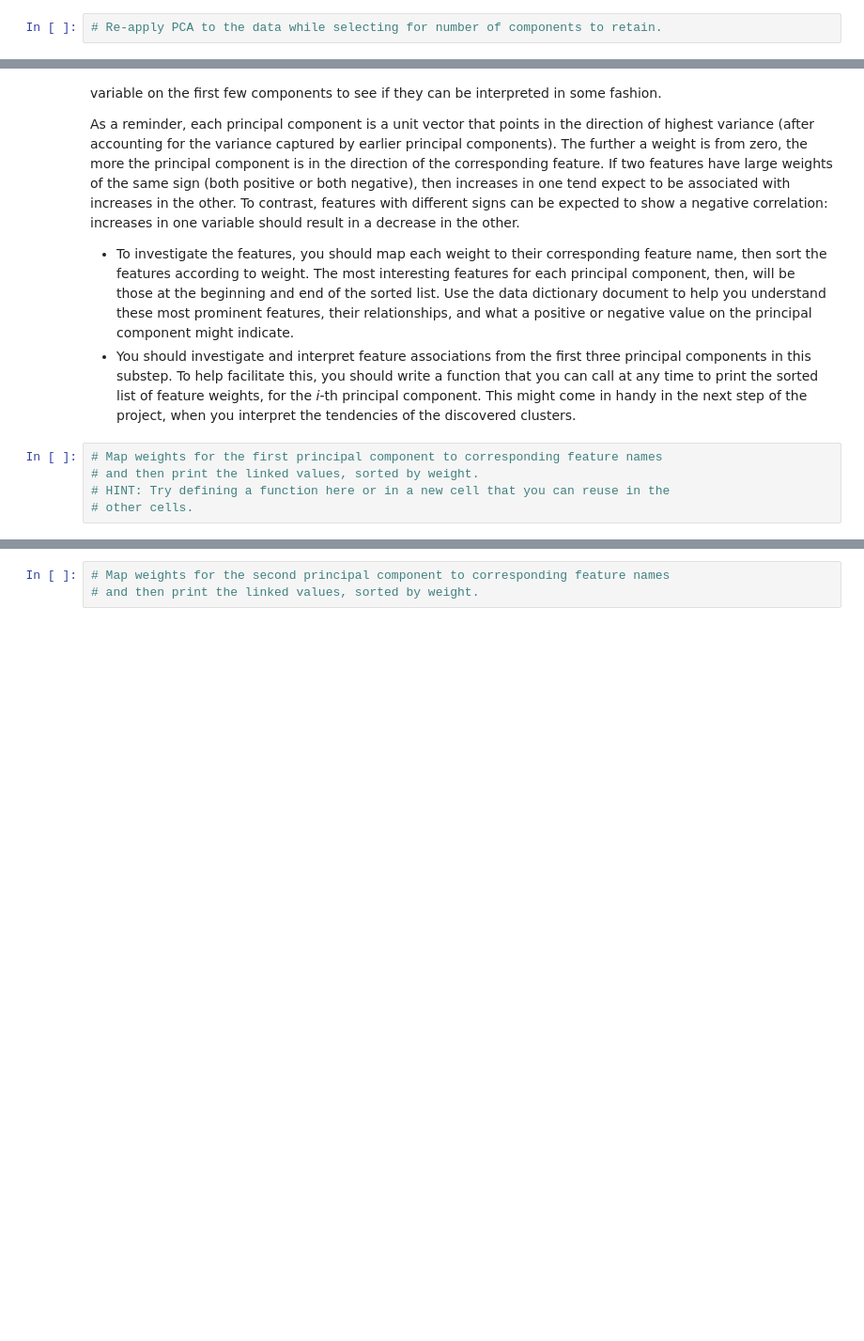
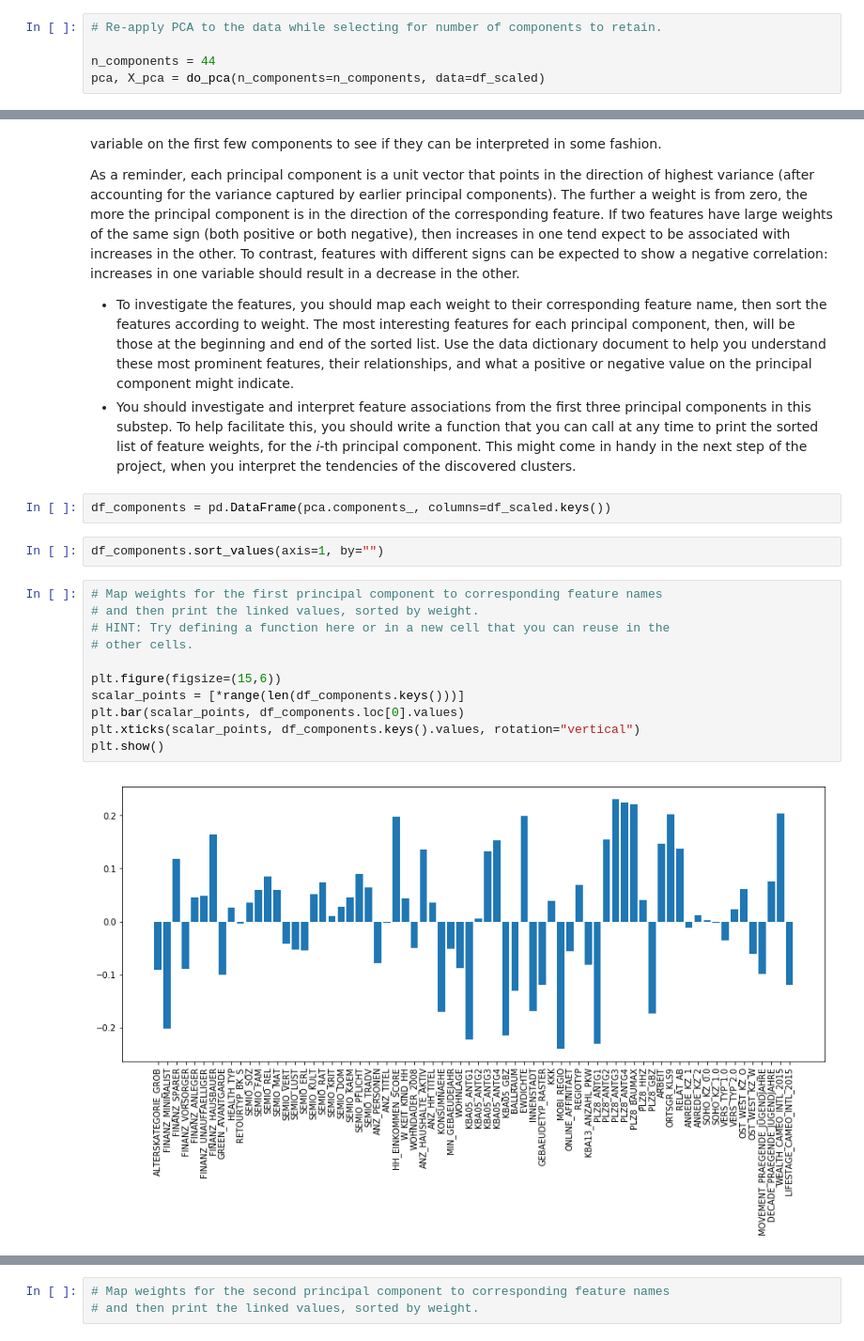
Before and after one commit to nirajpandkar/arvato-customer-segment-identification, a Jupyter notebook: Identify_Customer_Segments.ipynb, the cells around one changed output, grey strips where cells are left out. Shown at 94% size. Saved outputs shown, nothing was run; the diff lists cells and outputs as text; blank space fills up the shorter version.

```diff
--- a/Identify_Customer_Segments.ipynb
+++ b/Identify_Customer_Segments.ipynb
@@ -686,2 +525,5 @@ On your scaled data, you are now ready to apply dimensionality reduction techniq
 # %%
 # Re-apply PCA to the data while selecting for number of components to retain.
+
+n_components = 44
+pca, X_pca = do_pca(n_components=n_components, data=df_scaled)
@@ -698,8 +542,20 @@ As a reminder, each principal component is a unit vector that points in the dire
 
 - To investigate the features, you should map each weight to their corresponding feature name, then sort the features according to weight. The most interesting features for each principal component, then, will be those at the beginning and end of the sorted list. Use the data dictionary document to help you understand these most prominent features, their relationships, and what a positive or negative value on the principal component might indicate.
 - You should investigate and interpret feature associations from the first three principal components in this substep. To help facilitate this, you should write a function that you can call at any time to print the sorted list of feature weights, for the *i*-th principal component. This might come in handy in the next step of the project, when you interpret the tendencies of the discovered clusters.
+# %%
+df_components = pd.DataFrame(pca.components_, columns=df_scaled.keys())
+# %%
+df_components.sort_values(axis=1, by="")
 # %%
 # Map weights for the first principal component to corresponding feature names
 # and then print the linked values, sorted by weight.
 # HINT: Try defining a function here or in a new cell that you can reuse in the
 # other cells.
+
+plt.figure(figsize=(15,6))
+scalar_points = [*range(len(df_components.keys()))]
+plt.bar(scalar_points, df_components.loc[0].values)
+plt.xticks(scalar_points, df_components.keys().values, rotation="vertical")
+plt.show()
+# %% [output]
+[figure, added]
```
Also changed, not shown: parts of 46 cells of this notebook, 3 other files.
